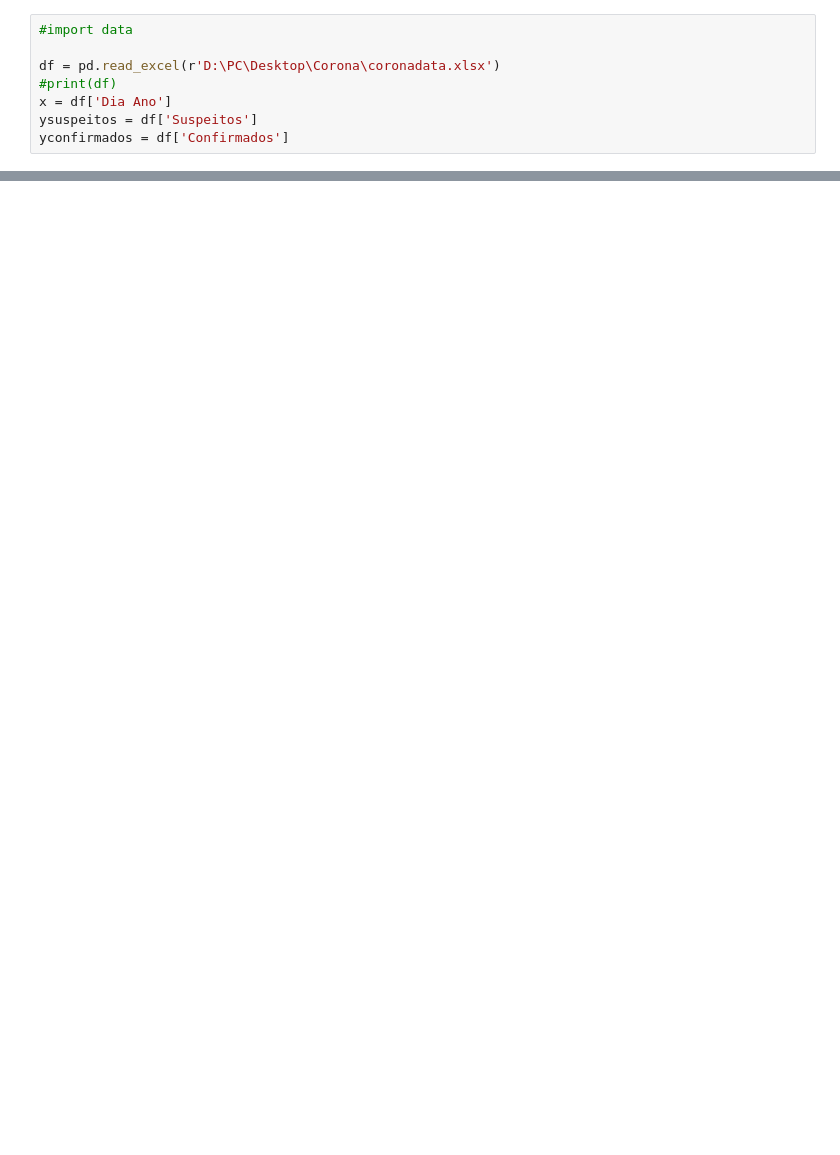
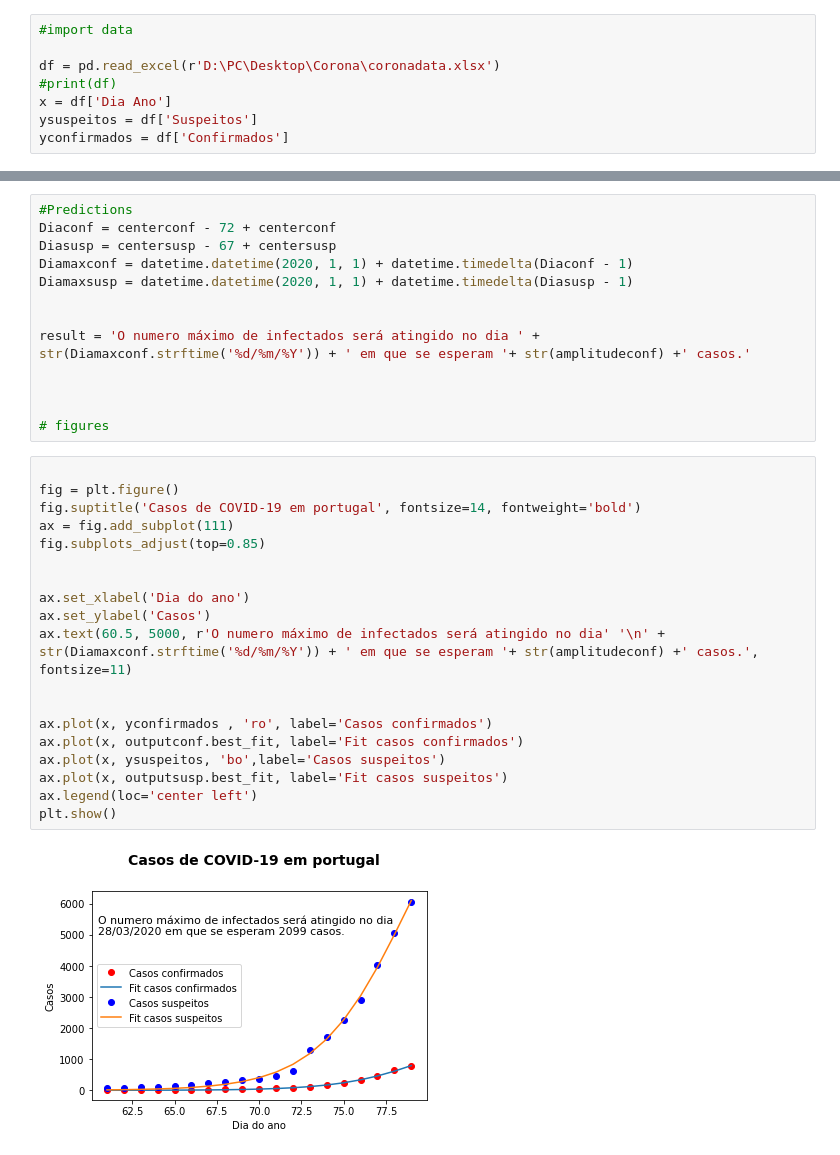
Before and after one commit to SPTS7/COVID-19-Portugal, a Jupyter notebook: corona.ipynb, the cells around one changed output, grey strips where cells are left out. Saved outputs shown, nothing was run; the diff lists cells and outputs as text; blank space fills up the shorter version.

```diff
--- a/corona.ipynb
+++ b/corona.ipynb
@@ -78,0 +46,34 @@ plt.show()
+# %%
+#Predictions
+Diaconf = centerconf - 72 + centerconf
+Diasusp = centersusp - 67 + centersusp
+Diamaxconf = datetime.datetime(2020, 1, 1) + datetime.timedelta(Diaconf - 1)
+Diamaxsusp = datetime.datetime(2020, 1, 1) + datetime.timedelta(Diasusp - 1)
+
+
+result = 'O numero máximo de infectados será atingido no dia ' + str(Diamaxconf.strftime('%d/%m/%Y')) + ' em que se esperam '+ str(amplitudeconf) +' casos.'
+
+
+
+# figures
+# %%
+
+fig = plt.figure()
+fig.suptitle('Casos de COVID-19 em portugal', fontsize=14, fontweight='bold')
+ax = fig.add_subplot(111)
+fig.subplots_adjust(top=0.85)
+
+
+ax.set_xlabel('Dia do ano')
+ax.set_ylabel('Casos')
+ax.text(60.5, 5000, r'O numero máximo de infectados será atingido no dia' '\n' + str(Diamaxconf.strftime('%d/%m/%Y')) + ' em que se esperam '+ str(amplitudeconf) +' casos.', fontsize=11)
+
+
+ax.plot(x, yconfirmados , 'ro', label='Casos confirmados')
+ax.plot(x, outputconf.best_fit, label='Fit casos confirmados')
+ax.plot(x, ysuspeitos, 'bo',label='Casos suspeitos')
+ax.plot(x, outputsusp.best_fit, label='Fit casos suspeitos')
+ax.legend(loc='center left')
+plt.show()
+# %% [output]
+[figure, added]
```
Also changed, not shown: parts of 2 cells of this notebook, 2 other files.
